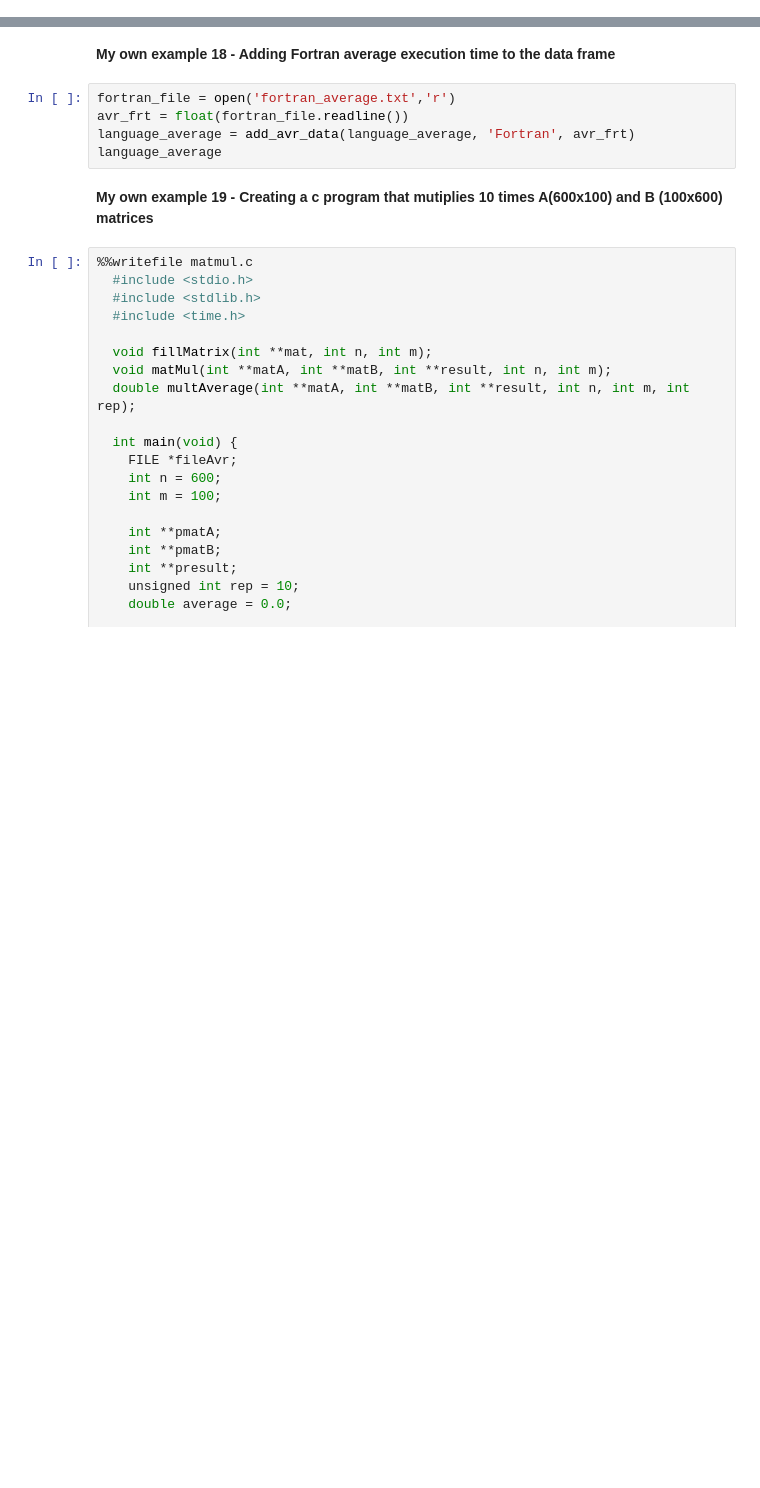
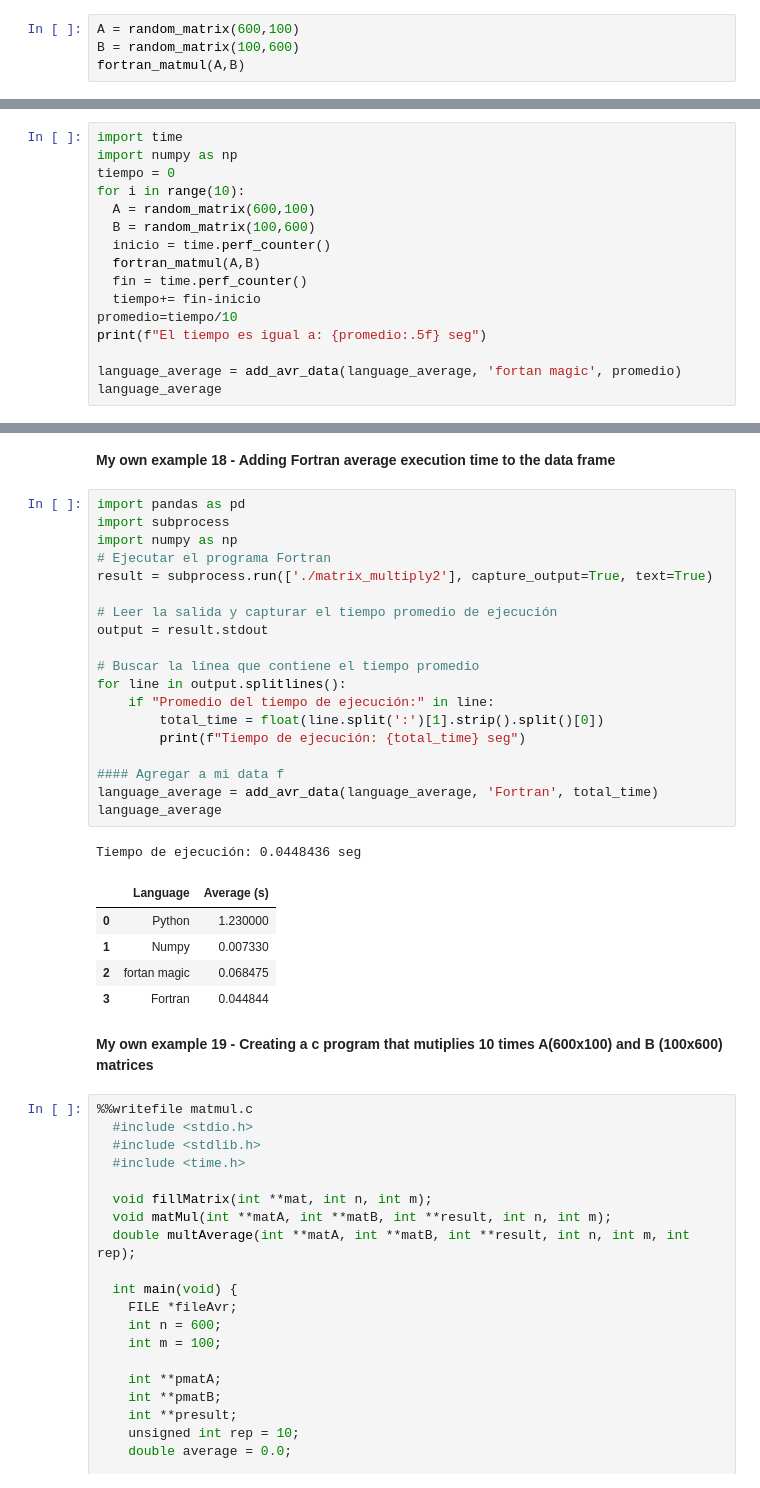
Before and after one commit to c2camacho/MetNumUN2024II, a Jupyter notebook: cacamacho_Lab2.ipynb, the cells around one changed output, grey strips where cells are left out. Drawn from its saved outputs; the diff is of its cells as text; blank space fills up the shorter version.

```diff
--- a/cacamacho_Lab2.ipynb
+++ b/cacamacho_Lab2.ipynb
@@ -722,0 +662,4 @@ NameError: name 'matmul_fortran_rectangle' is not defined
+# %%
+A = random_matrix(600,100)
+B = random_matrix(100,600)
+fortran_matmul(A,B)
@@ -751,0 +682,16 @@ NameError: name 'matmul_fortran_rectangle' is not defined
+# %%
+import time
+import numpy as np
+tiempo = 0
+for i in range(10):
+  A = random_matrix(600,100)
+  B = random_matrix(100,600)
+  inicio = time.perf_counter()
+  fortran_matmul(A,B)
+  fin = time.perf_counter()
+  tiempo+= fin-inicio
+promedio=tiempo/10
+print(f"El tiempo es igual a: {promedio:.5f} seg")
+
+language_average = add_avr_data(language_average, 'fortan magic', promedio)
+language_average
@@ -819,10 +767,31 @@ NameError: name 'matmul_fortran_rectangle' is not defined
 # %% [markdown]
 **My own example 18 - Adding Fortran average execution time to the data frame**
-# %%
-fortran_file = open('fortran_average.txt','r')
-avr_frt = float(fortran_file.readline())
-language_average = add_avr_data(language_average, 'Fortran', avr_frt)
-language_average
+# %%
+import pandas as pd
+import subprocess
+import numpy as np
+# Ejecutar el programa Fortran
+result = subprocess.run(['./matrix_multiply2'], capture_output=True, text=True)
+
+# Leer la salida y capturar el tiempo promedio de ejecución
+output = result.stdout
+
+# Buscar la línea que contiene el tiempo promedio
+for line in output.splitlines():
+    if "Promedio del tiempo de ejecución:" in line:
+        total_time = float(line.split(':')[1].strip().split()[0])
+        print(f"Tiempo de ejecución: {total_time} seg")
+
+#### Agregar a mi data f
+language_average = add_avr_data(language_average, 'Fortran', total_time)
+language_average
+# %% [output]
+Tiempo de ejecución: 0.0448436 seg
+|  | Language | Average (s) |
+| 0 | Python | 1.230000 |
+| 1 | Numpy | 0.007330 |
+| 2 | fortan magic | 0.068475 |
+| 3 | Fortran | 0.044844 |
 # %% [markdown]
 **My own example 19 - Creating a c program that mutiplies 10 times A(600x100) and  B (100x600) matrices**
 # %%
```
Also changed, not shown: parts of 44 cells of this notebook.
